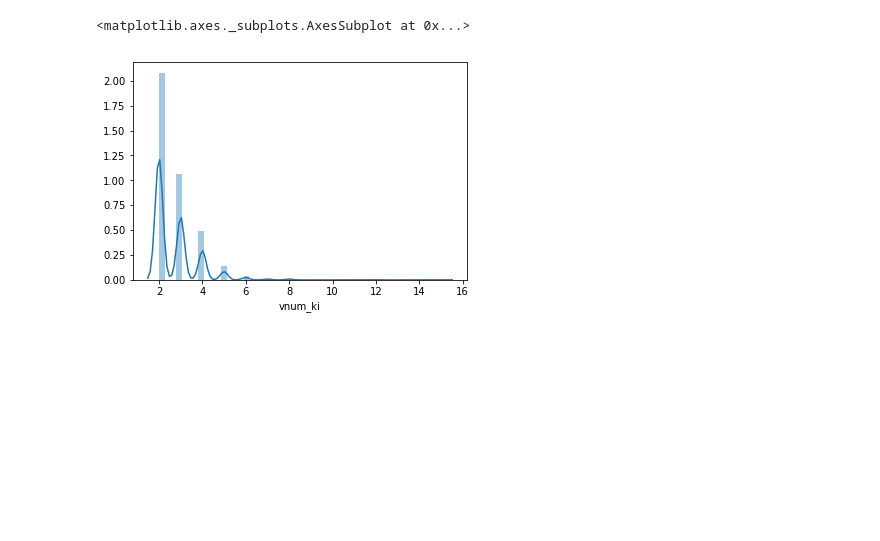
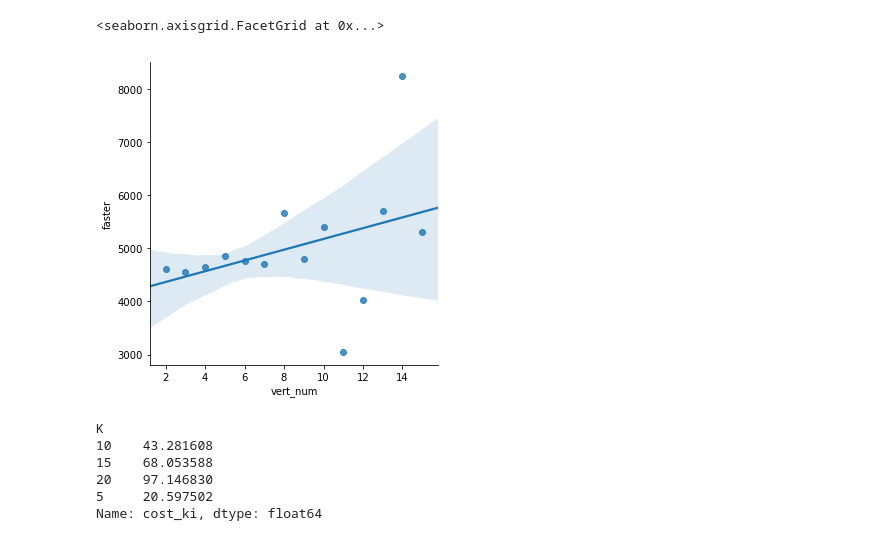
Before and after one commit to eggeek/Nav-Mesh-OkNN, a Jupyter notebook: results/Analysis.ipynb, the cells around one changed output. Saved outputs shown, nothing was run; the diff lists cells and outputs as text; code cells hidden in the pictures; blank space fills up the shorter version.

```diff
--- a/results/Analysis.ipynb
+++ b/results/Analysis.ipynb
@@ -29,5 +27,13 @@ df.head()
-# %%
-sns.distplot(df.vnum_ki)
-# %% [output]
-<matplotlib.axes._subplots.AxesSubplot at 0x...>
-[figure, removed]
+# %%
+t = pd.DataFrame(data={'ratio': df.cost_edbt / df.cost_ki, 'vnum': df.vnum_ki})
+tg = t.groupby(t.vnum)
+x = []
+y = []
+for k, v in tg.ratio.median().items():
+    x.append(k)
+    y.append(v)
+
+sns.lmplot('vert_num', 'faster', pd.DataFrame({'faster':y, 'vert_num':x}))
+# %% [output]
+<seaborn.axisgrid.FacetGrid at 0x...>
+[figure, added]
@@ -33,0 +43,9 @@ sns.distplot(df.vnum_ki)
+# %%
+tg.cost_ki.apply(lambda x: np.average(x))
+# %% [output]
+K
+10    43.281608
+15    68.053588
+20    97.146830
+5     20.597502
+Name: cost_ki, dtype: float64
```
Also changed, not shown: parts of 8 cells of this notebook, 6 other files.
